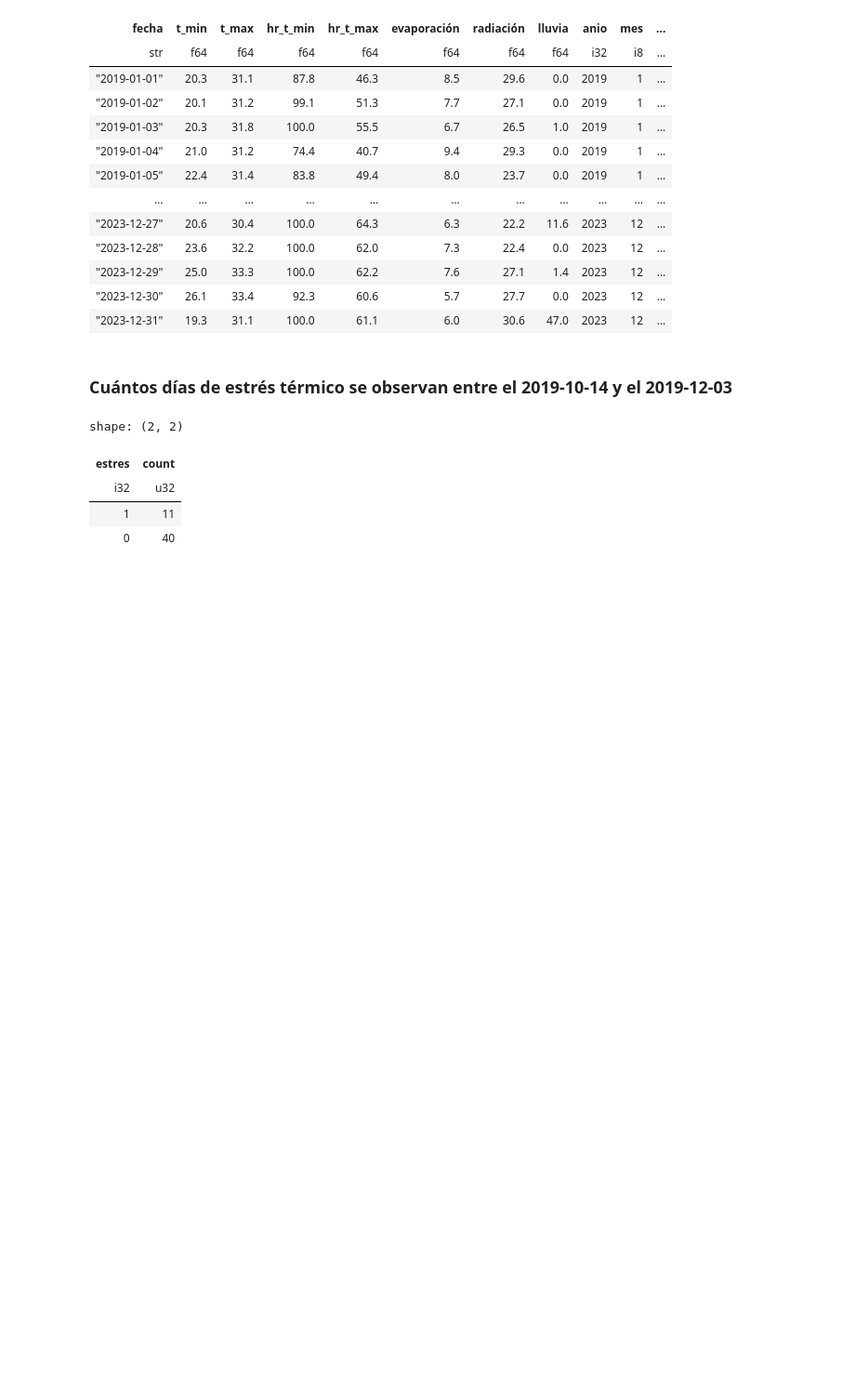
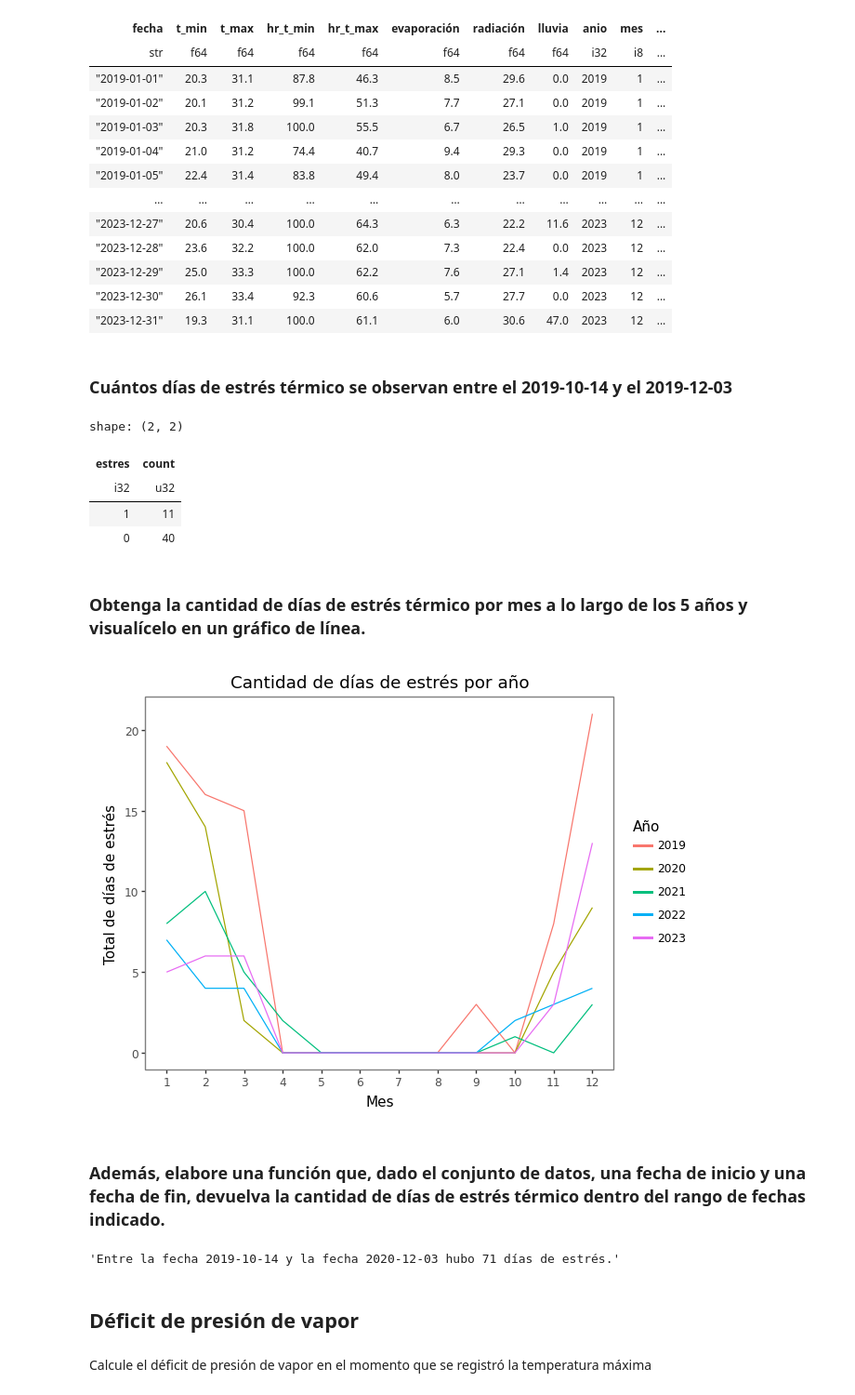
Before and after one commit to luciacordoba14/TP1-Python, a Jupyter notebook: Codigo.ipynb, the cells around one changed output. Shown at 93% size. Drawn from its saved outputs; the diff is of its cells as text; code cells hidden in the pictures; blank space fills up the shorter version.

```diff
--- a/Codigo.ipynb
+++ b/Codigo.ipynb
@@ -445,3 +436,58 @@ shape: (2, 2)
 | i32 | u32 |
 | 1 | 11 |
 | 0 | 40 |
+# %% [markdown]
+### Obtenga la cantidad de días de estrés térmico por mes a lo largo de los 5 años y visualícelo en un gráfico de línea.
+# %%
+datos_estres_agrupado_mes_anio = (
+datos_estres
+.group_by("mes", "anio")
+.agg(
+    pl.col("estres")
+    .sum()
+    .alias("total")
+    )
+.sort("total", descending = True)
+)
+
+grafico = (
+    ggplot(datos_estres_agrupado_mes_anio) +
+    aes(x = "mes", y = "total", color = "factor(anio)") +
+    geom_line() +
+    scale_x_continuous(breaks = range(1, 13)) +
+    theme_bw() +
+    labs(
+        title = "Cantidad de días de estrés por año",
+        x = "Mes",
+        y = "Total de días de estrés",
+        color = "Año"
+    ) +
+    theme(
+        panel_grid_minor = element_blank(),
+        panel_grid_major = element_blank(),
+    )
+)
+
+grafico
+# %% [output]
+[figure, added]
+# %% [markdown]
+### Además, elabore una función que, dado el conjunto de datos, una fecha de inicio y una fecha de fin, devuelva la cantidad de días de estrés térmico dentro del rango de fechas indicado.
+# %%
+def calcular_dias_estres (datos, inicio, fin):
+    """
+    condiciones:
+        in
+    """
+    suma_estres = datos.filter(
+        pl.col("fecha") >= inicio, pl.col("fecha") <= fin
+        ).select(
+        pl.col("estres").sum()
+    ).item()
+    return f"Entre la fecha {inicio} y la fecha {fin} hubo {suma_estres} días de estrés."
+# %% [output]
+'Entre la fecha 2019-10-14 y la fecha 2020-12-03 hubo 71 días de estrés.'
+# %% [markdown]
+## Déficit de presión de vapor
+# %% [markdown]
+Calcule el déficit de presión de vapor en el momento que se registró la temperatura máxima
```
Also changed, not shown: parts of 16 cells of this notebook.
